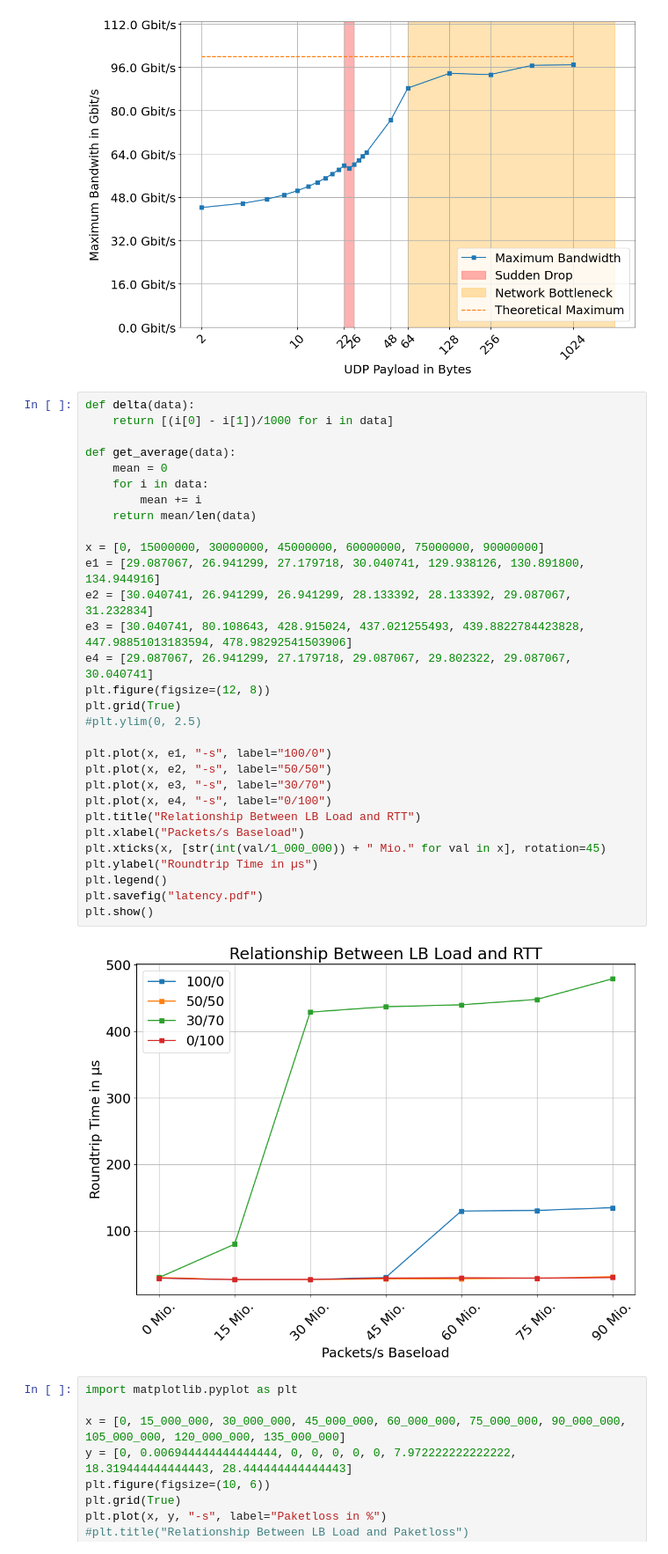
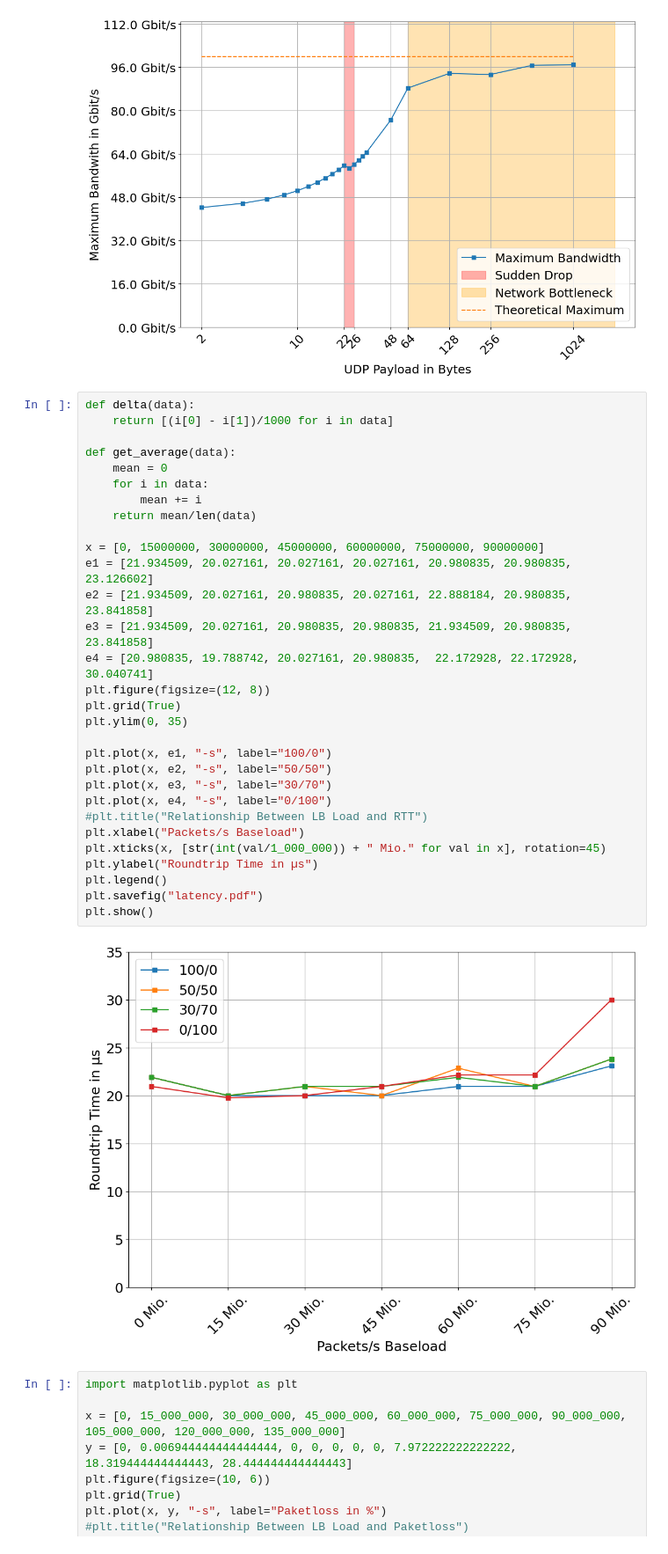
Before and after one commit to gespel/Bachelorarbeit, a Jupyter notebook: notebooks/paper.ipynb, the cells around one changed output. Shown at 88% size. Drawn from its saved outputs; the diff is of its cells as text.

Commit message:
added graph

```diff
--- a/notebooks/paper.ipynb
+++ b/notebooks/paper.ipynb
@@ -128,35 +128,35 @@ plt.show()
 # %%
 def delta(data):
     return [(i[0] - i[1])/1000 for i in data]
 
 def get_average(data):
     mean = 0
     for i in data:
         mean += i
     return mean/len(data)
 
 x = [0, 15000000, 30000000, 45000000, 60000000, 75000000, 90000000]
-e1 = [29.087067, 26.941299, 27.179718, 30.040741, 129.938126, 130.891800, 134.944916]
-e2 = [30.040741, 26.941299, 26.941299, 28.133392, 28.133392, 29.087067, 31.232834]
-e3 = [30.040741, 80.108643, 428.915024, 437.021255493, 439.8822784423828, 447.98851013183594, 478.98292541503906]
-e4 = [29.087067, 26.941299, 27.179718, 29.087067, 29.802322, 29.087067, 30.040741]
+e1 = [21.934509, 20.027161, 20.027161, 20.027161, 20.980835, 20.980835, 23.126602]
+e2 = [21.934509, 20.027161, 20.980835, 20.027161, 22.888184, 20.980835, 23.841858]
+e3 = [21.934509, 20.027161, 20.980835, 20.980835, 21.934509, 20.980835, 23.841858]
+e4 = [20.980835, 19.788742, 20.027161, 20.980835,  22.172928, 22.172928, 30.040741]
 plt.figure(figsize=(12, 8))
 plt.grid(True)
-#plt.ylim(0, 2.5)
+plt.ylim(0, 35)
 
 plt.plot(x, e1, "-s", label="100/0")
 plt.plot(x, e2, "-s", label="50/50")
 plt.plot(x, e3, "-s", label="30/70")
 plt.plot(x, e4, "-s", label="0/100")
-plt.title("Relationship Between LB Load and RTT")
+#plt.title("Relationship Between LB Load and RTT")
 plt.xlabel("Packets/s Baseload")
 plt.xticks(x, [str(int(val/1_000_000)) + " Mio." for val in x], rotation=45)
 plt.ylabel("Roundtrip Time in µs")
 plt.legend()
 plt.savefig("latency.pdf")
 plt.show()
 # %% [output]
-[figure, old version]
+[figure, new version]
 # %%
 import matplotlib.pyplot as plt
 
```
Also changed, not shown: 5 other files.
